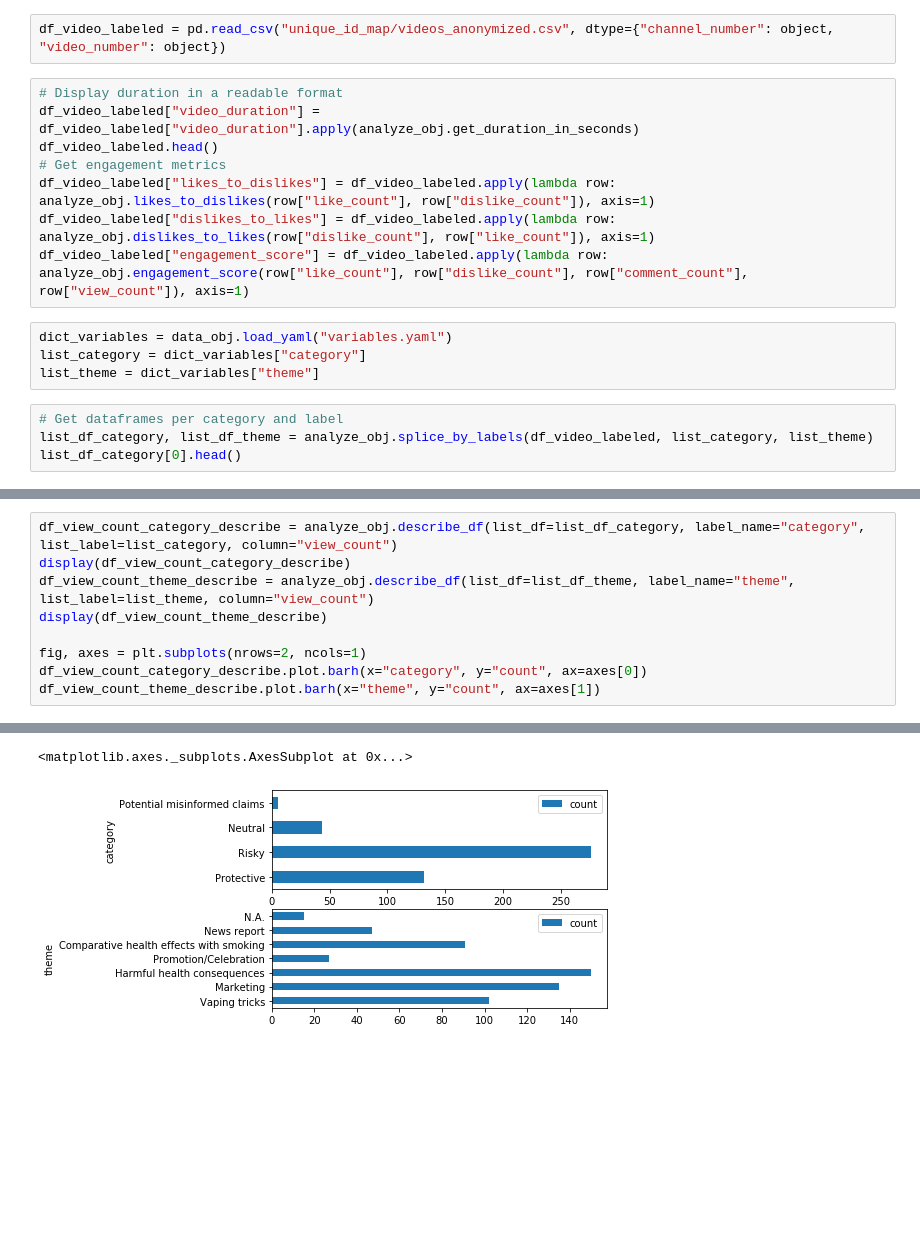
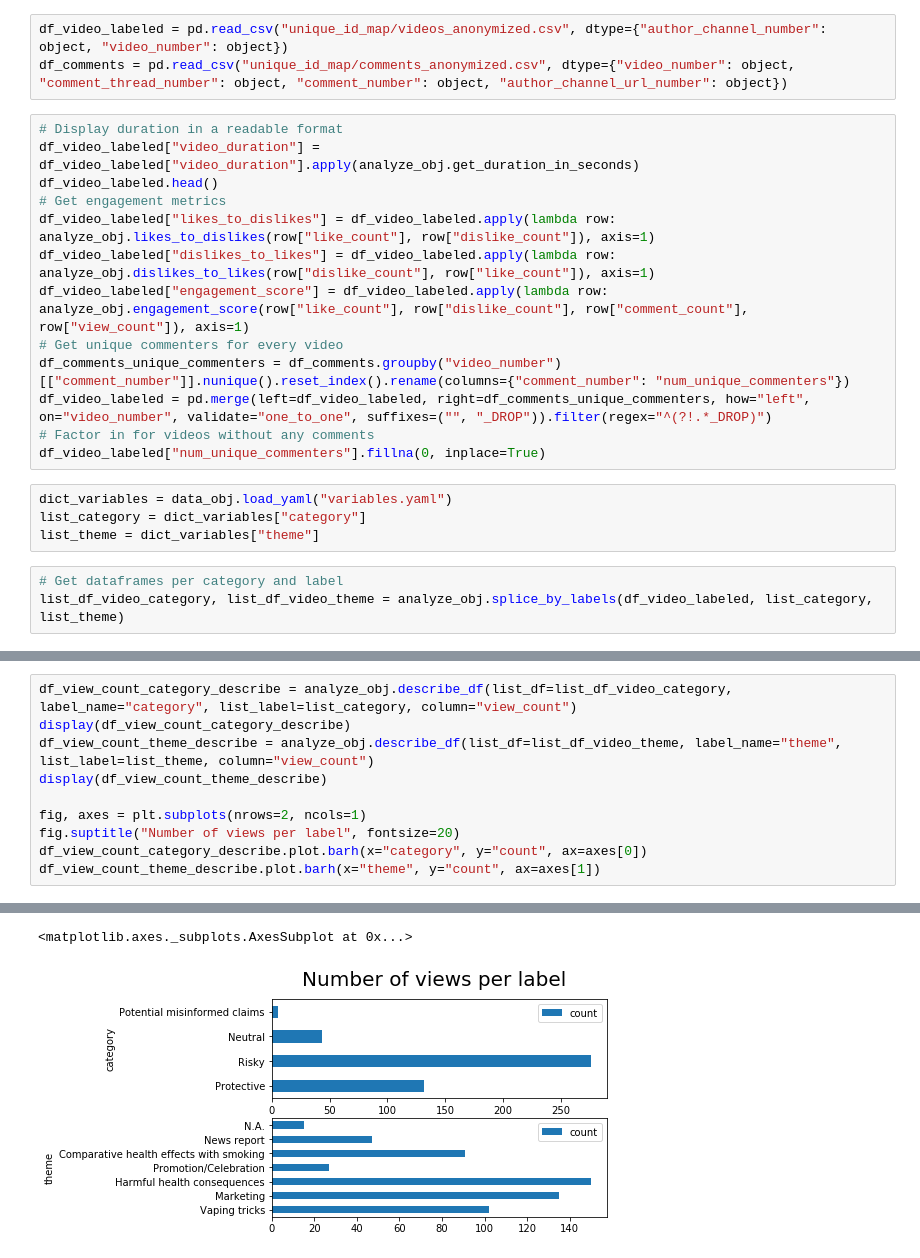
Before and after one commit to chinmaymokashicm/GRA_Youtube_Cig, a Jupyter notebook: descriptive_analysis.ipynb, the cells around one changed output, grey strips where cells are left out. Drawn from its saved outputs; the diff is of its cells as text; blank space fills up the shorter version.

```diff
--- a/descriptive_analysis.ipynb
+++ b/descriptive_analysis.ipynb
@@ -12,7 +12,8 @@ from modules.analyze import Analyze
 data_obj = Data()
 analyze_obj = Analyze()
 # %%
-df_video_labeled = pd.read_csv("unique_id_map/videos_anonymized.csv", dtype={"channel_number": object, "video_number": object})
+df_video_labeled = pd.read_csv("unique_id_map/videos_anonymized.csv", dtype={"author_channel_number": object, "video_number": object})
+df_comments = pd.read_csv("unique_id_map/comments_anonymized.csv", dtype={"video_number": object, "comment_thread_number": object, "comment_number": object, "author_channel_url_number": object})
 # %%
 # Display duration in a readable format
 df_video_labeled["video_duration"] = df_video_labeled["video_duration"].apply(analyze_obj.get_duration_in_seconds)
@@ -21,11 +22,15 @@ df_video_labeled.head()
 df_video_labeled["likes_to_dislikes"] = df_video_labeled.apply(lambda row: analyze_obj.likes_to_dislikes(row["like_count"], row["dislike_count"]), axis=1)
 df_video_labeled["dislikes_to_likes"] = df_video_labeled.apply(lambda row: analyze_obj.dislikes_to_likes(row["dislike_count"], row["like_count"]), axis=1)
 df_video_labeled["engagement_score"] = df_video_labeled.apply(lambda row: analyze_obj.engagement_score(row["like_count"], row["dislike_count"], row["comment_count"], row["view_count"]), axis=1)
+# Get unique commenters for every video
+df_comments_unique_commenters = df_comments.groupby("video_number")[["comment_number"]].nunique().reset_index().rename(columns={"comment_number": "num_unique_commenters"})
+df_video_labeled = pd.merge(left=df_video_labeled, right=df_comments_unique_commenters, how="left", on="video_number", validate="one_to_one", suffixes=("", "_DROP")).filter(regex="^(?!.*_DROP)")
+# Factor in for videos without any comments
+df_video_labeled["num_unique_commenters"].fillna(0, inplace=True)
 # %%
 dict_variables = data_obj.load_yaml("variables.yaml")
 list_category = dict_variables["category"]
 list_theme = dict_variables["theme"]
 # %%
 # Get dataframes per category and label
-list_df_category, list_df_theme = analyze_obj.splice_by_labels(df_video_labeled, list_category, list_theme)
-list_df_category[0].head()
+list_df_video_category, list_df_video_theme = analyze_obj.splice_by_labels(df_video_labeled, list_category, list_theme)
@@ -41,26 +49,27 @@ list_df_category[0].head()
 # %%
-df_view_count_category_describe = analyze_obj.describe_df(list_df=list_df_category, label_name="category", list_label=list_category, column="view_count")
+df_view_count_category_describe = analyze_obj.describe_df(list_df=list_df_video_category, label_name="category", list_label=list_category, column="view_count")
 display(df_view_count_category_describe)
-df_view_count_theme_describe = analyze_obj.describe_df(list_df=list_df_theme, label_name="theme", list_label=list_theme, column="view_count")
+df_view_count_theme_describe = analyze_obj.describe_df(list_df=list_df_video_theme, label_name="theme", list_label=list_theme, column="view_count")
 display(df_view_count_theme_describe)
 
 fig, axes = plt.subplots(nrows=2, ncols=1)
+fig.suptitle("Number of views per label", fontsize=20)
 df_view_count_category_describe.plot.barh(x="category", y="count", ax=axes[0])
 df_view_count_theme_describe.plot.barh(x="theme", y="count", ax=axes[1])
 # %% [output]
 |  | category | count | mean | std | median |
 | 0 | Protective | 132 | 8.415775e+05 | 3.478989e+06 | 46437.5 |
 | 1 | Risky | 276 | 1.492521e+06 | 4.123480e+06 | 148152.5 |
 | 2 | Neutral | 43 | 5.698636e+05 | 1.644923e+06 | 87154.0 |
 | 3 | Potential misinformed claims | 5 | 1.631372e+05 | 9.440142e+04 | 203830.0 |
 |  | theme | count | mean | std | median |
 | 0 | Vaping tricks | 102 | 2.972450e+06 | 6.252307e+06 | 652430.5 |
 | 1 | Marketing | 135 | 3.542647e+05 | 7.795443e+05 | 91488.0 |
 | 2 | Harmful health consequences | 150 | 7.757108e+05 | 3.277054e+06 | 47379.0 |
 | 3 | Promotion/Celebration | 27 | 1.965180e+06 | 2.740716e+06 | 612535.0 |
 | 4 | Comparative health effects with s... | 91 | 1.045678e+06 | 4.185862e+06 | 33146.0 |
 | 5 | News report | 47 | 6.001753e+05 | 1.638318e+06 | 56047.0 |
 | 6 | N.A. | 15 | 3.093649e+05 | 7.285282e+05 | 51524.0 |
 <matplotlib.axes._subplots.AxesSubplot at 0x...>
-[figure, old version]
+[figure, new version]
 # %%
```
Also changed, not shown: parts of 15 cells of this notebook, 18 other files.
